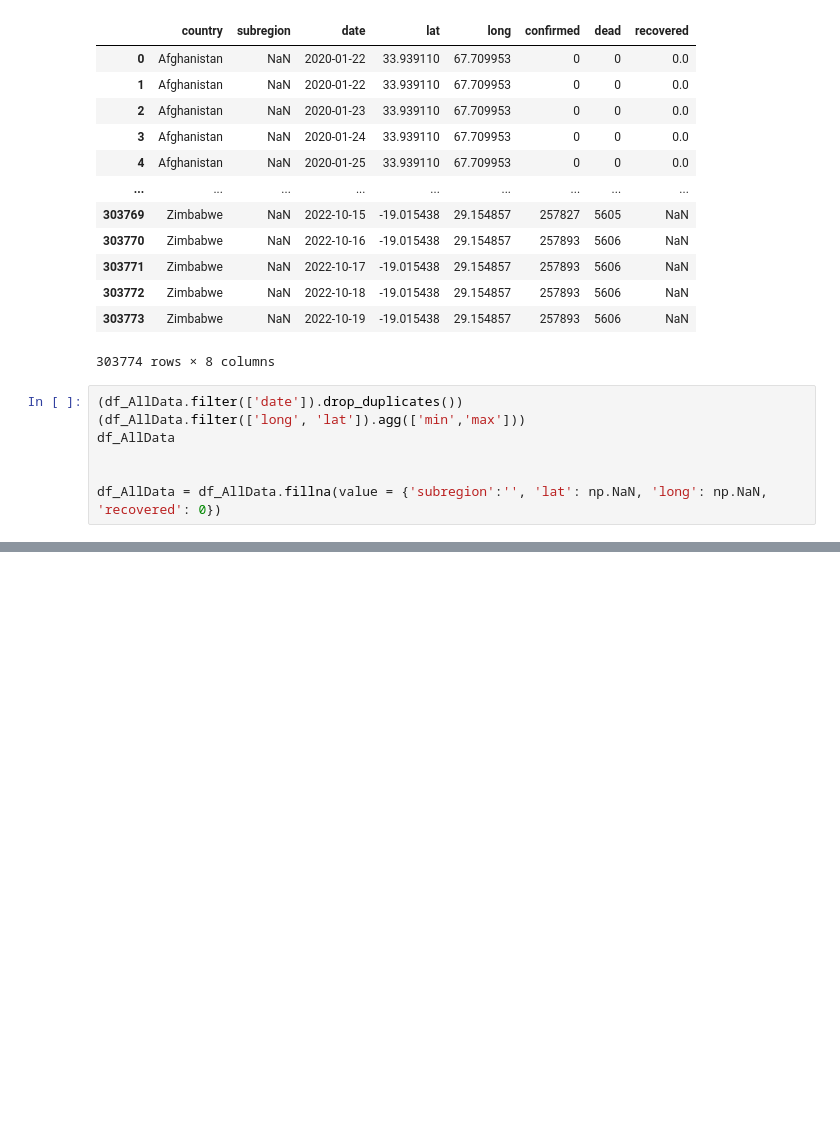
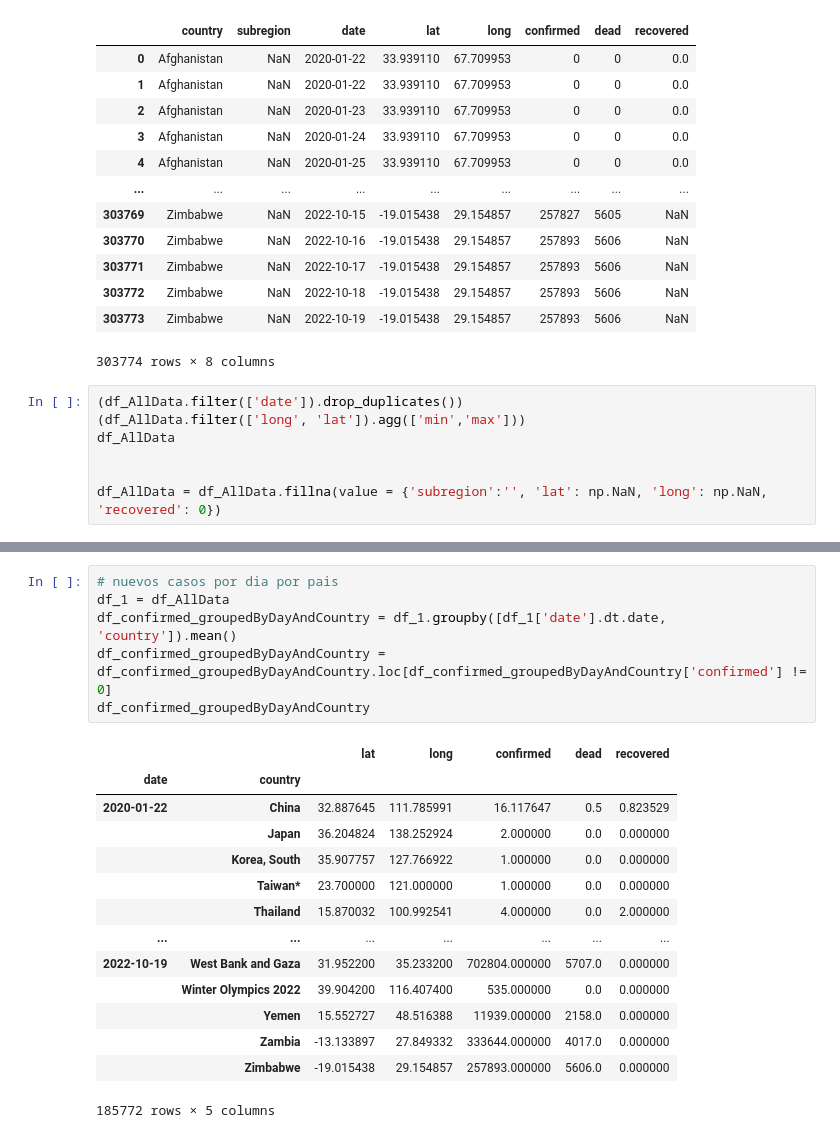
Before and after one commit to diego59x/laboratorio8_DataScience, a Jupyter notebook: lab8.ipynb, the cells around one changed output, grey strips where cells are left out. Saved outputs shown, nothing was run; the diff lists cells and outputs as text; blank space fills up the shorter version.

```diff
--- a/lab8.ipynb
+++ b/lab8.ipynb
@@ -110,0 +126,21 @@ profile
+# %%
+# nuevos casos por dia por pais
+df_1 = df_AllData
+df_confirmed_groupedByDayAndCountry = df_1.groupby([df_1['date'].dt.date, 'country']).mean()
+df_confirmed_groupedByDayAndCountry = df_confirmed_groupedByDayAndCountry.loc[df_confirmed_groupedByDayAndCountry['confirmed'] != 0]
+df_confirmed_groupedByDayAndCountry
+# %% [output]
+|  |  | lat | long | confirmed | dead | recovered |
+| date | country |  |  |  |  |  |
+| 2020-01-22 | China | 32.887645 | 111.785991 | 16.117647 | 0.5 | 0.823529 |
+|  | Japan | 36.204824 | 138.252924 | 2.000000 | 0.0 | 0.000000 |
+|  | Korea, South | 35.907757 | 127.766922 | 1.000000 | 0.0 | 0.000000 |
+|  | Taiwan* | 23.700000 | 121.000000 | 1.000000 | 0.0 | 0.000000 |
+|  | Thailand | 15.870032 | 100.992541 | 4.000000 | 0.0 | 2.000000 |
+| ... | ... | ... | ... | ... | ... | ... |
+| 2022-10-19 | West Bank and Gaza | 31.952200 | 35.233200 | 702804.000000 | 5707.0 | 0.000000 |
+|  | Winter Olympics 2022 | 39.904200 | 116.407400 | 535.000000 | 0.0 | 0.000000 |
+|  | Yemen | 15.552727 | 48.516388 | 11939.000000 | 2158.0 | 0.000000 |
+|  | Zambia | -13.133897 | 27.849332 | 333644.000000 | 4017.0 | 0.000000 |
+|  | Zimbabwe | -19.015438 | 29.154857 | 257893.000000 | 5606.0 | 0.000000 |
+185772 rows × 5 columns
```
Also changed, not shown: parts of 5 cells of this notebook.
